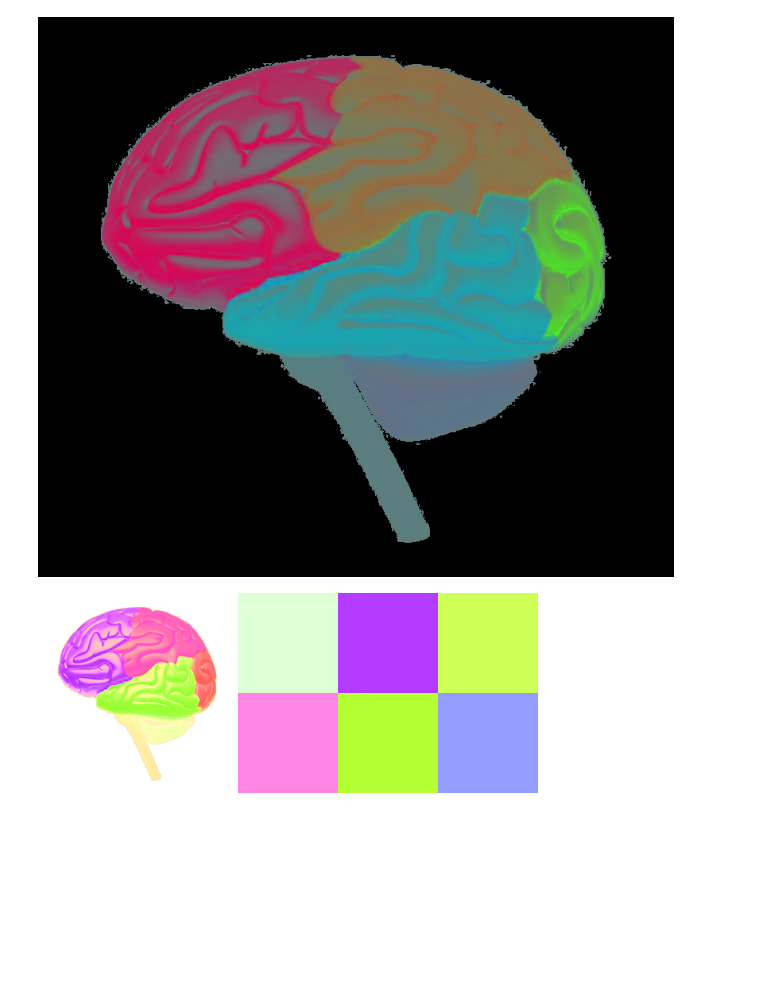
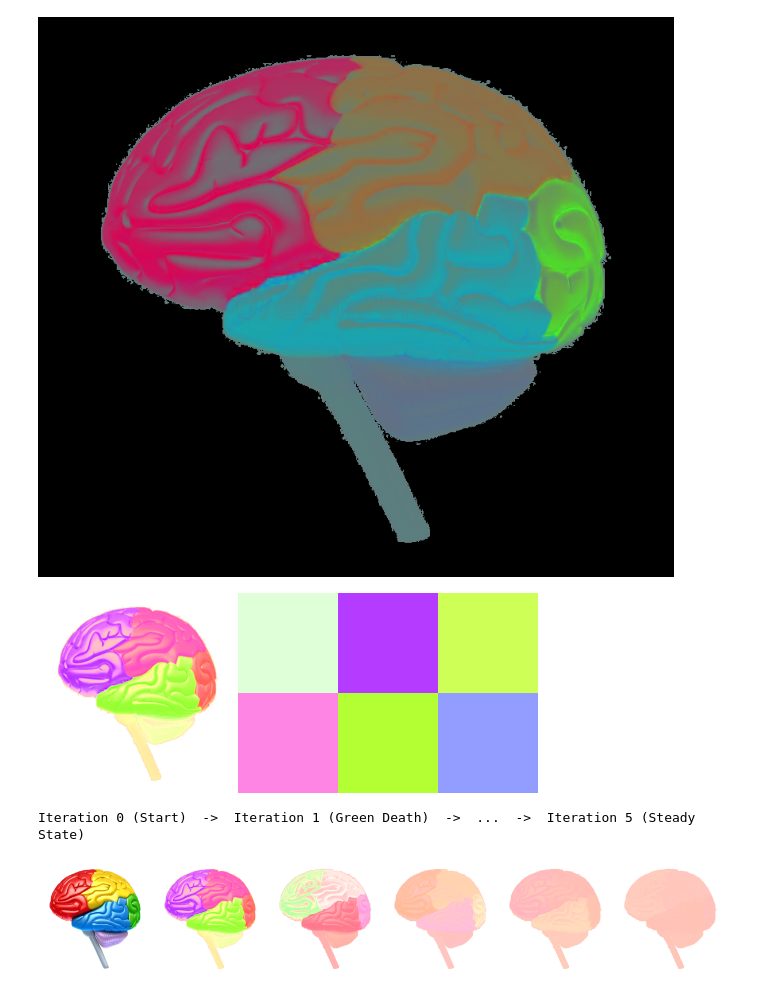
Before and after one commit to dalia1991/radiology-math-, a Jupyter notebook: eigenvalues_vs_singularvalues.ipynb, the cells around one changed output. Saved outputs shown, nothing was run; the diff lists cells and outputs as text; code cells hidden in the pictures; blank space fills up the shorter version.

```diff
--- a/eigenvalues_vs_singularvalues.ipynb
+++ b/eigenvalues_vs_singularvalues.ipynb
@@ -298,3 +298,40 @@ full_visual = create_visual_step(current_brain)
 full_visual
 # %% [output]
 [figure]
+# %%
+import numpy as np
+from PIL import Image
+
+# 1. Setup
+current_brain = data.copy().astype(float)
+mask = np.any(data < 250, axis=-1)
+history_images = []
+
+# Add the "Initial State" (Iteration 0)
+history_images.append(Image.fromarray(data).resize((200, 200)))
+
+# 2. Run 5 Iterations
+for i in range(1, 6):
+    # Transform pixels
+    pixels = current_brain[mask]
+    transformed = pixels @ M.T
+
+    # Normalize brightness to keep the Salmon Pink from washing out
+    max_vals = transformed.max(axis=1, keepdims=True)
+    max_vals[max_vals == 0] = 1
+    current_brain[mask] = (transformed / max_vals) * 255
+
+    # Capture the state
+    step_img = Image.fromarray(current_brain.astype(np.uint8)).resize((200, 200))
+    history_images.append(step_img)
+
+# 3. Create a Horizontal Filmstrip
+# This stitches Iteration 0, 1, 2, 3, 4, 5 side-by-side
+filmstrip = np.hstack([np.array(img) for img in history_images])
+final_view = Image.fromarray(filmstrip)
+
+print("Iteration 0 (Start)  ->  Iteration 1 (Green Death)  ->  ...  ->  Iteration 5 (Steady State)")
+final_view
+# %% [output]
+Iteration 0 (Start)  ->  Iteration 1 (Green Death)  ->  ...  ->  Iteration 5 (Steady State)
+[figure, added]
```
Also changed, not shown: parts of 3 cells of this notebook.
